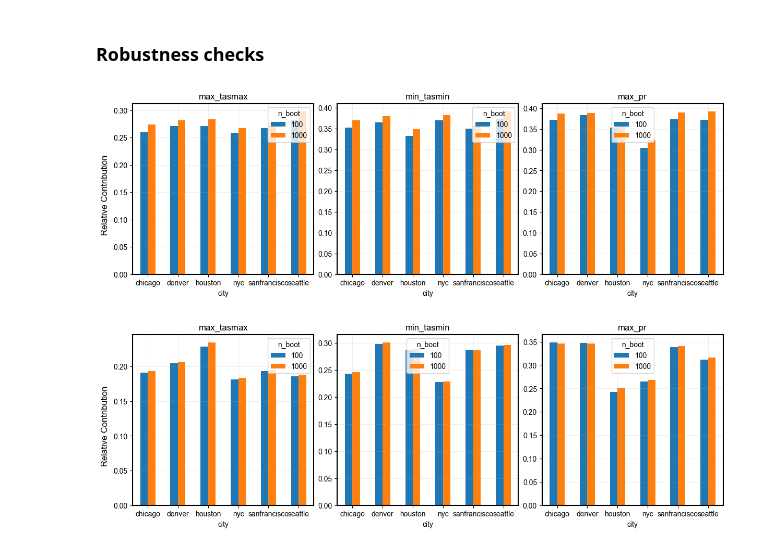
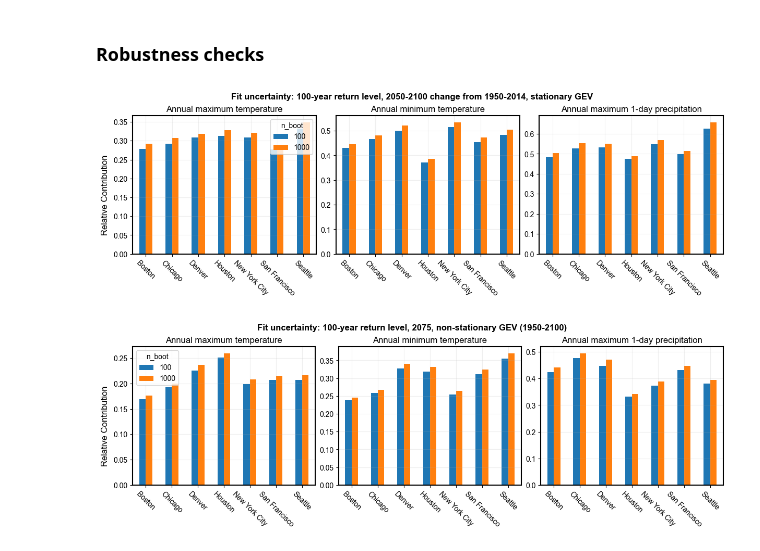
Before and after one commit to david0811/conus_comparison_lafferty-etal-2024, a Jupyter notebook: scripts/03d_sa_cities.ipynb, the cells around one changed output. Drawn from its saved outputs; the diff is of its cells as text; code cells hidden in the pictures.

```diff
--- a/scripts/03d_sa_cities.ipynb
+++ b/scripts/03d_sa_cities.ipynb
@@ -77,4 +64,0 @@ df = df[df['gcm'] != 'TaiESM1']
-# %%
-fig, ax = plt.subplots()
-opu.plot_total_uncertainty(df, metric_id, unit, ax)
-plt.show()
@@ -389,44 +153,53 @@ stationary = 'stat'
 fit_method = 'lmom'
 proj_slice = '2050-2100'
 hist_slice = '1950-2014'
+plot_col = '100yr_return_level_diff'
+
+cities = list(city_list.keys())
+cities.remove('nashville')
 
 df_check = pd.DataFrame()
 
-for city in city_list:
+for city in cities:
     for metric_id in gev_metric_ids[:3]:
         # Read all
         df_1000 = pd.read_csv(f"{project_data_path}/extreme_value/cities/original_grid/freq/{city}_{metric_id}_{hist_slice}_{proj_slice}_{fit_method}_{stationary}_nbootproj1000_nboothist{n_boot_hist}{sample_str}.csv")
-        uc_1000 = sacu.calculate_df_uc(df_1000, '100yr_return_level_proj').set_index('uncertainty_type')
+        uc_1000 = sacu.calculate_df_uc(df_1000, plot_col).set_index('uncertainty_type')
         df_100 = pd.read_csv(f"{project_data_path}/extreme_value/cities/original_grid/freq/{city}_{metric_id}_{hist_slice}_{proj_slice}_{fit_method}_{stationary}_nbootproj100_nboothist{n_boot_hist}{sample_str}.csv")
-        uc_100 = sacu.calculate_df_uc(df_100, '100yr_return_level_proj').set_index('uncertainty_type')
+        uc_100 = sacu.calculate_df_uc(df_100, plot_col).set_index('uncertainty_type')
 
         # Append
         df_tmp = pd.DataFrame(data={'city': [city, city],
                                     'metric_id': [metric_id, metric_id],
                                     'n_boot': [100, 1000],
-                                    'fit_uc_mean': [uc_100.loc['fit_uc']['mean']/uc_100.loc['uc_99w']['mean'],
-                                                    uc_1000.loc['fit_uc']['mean']/uc_1000.loc['uc_99w']['mean']],
-                                    'fit_uc_std': [uc_100.loc['fit_uc']['std']/uc_100.loc['uc_99w']['mean'],
-                                                   uc_1000.loc['fit_uc']['std']/uc_1000.loc['uc_99w']['mean']]},
+                                    'fit_uc_mean': [uc_100.loc['fit_uc']['mean']/uc_100.loc['uc_99w_main']['mean'],
+                                                    uc_1000.loc['fit_uc']['mean']/uc_1000.loc['uc_99w_main']['mean']],
+                                    'fit_uc_std': [uc_100.loc['fit_uc']['std']/uc_100.loc['uc_99w_main']['mean'],
+                                                   uc_1000.loc['fit_uc']['std']/uc_1000.loc['uc_99w_main']['mean']]},
                               index=[0,1])
         df_check = pd.concat([df_check, df_tmp], ignore_index=True)
 
 # Plot
 fig, axs = plt.subplots(1,3, figsize=(12,4), layout='constrained')
 
 for idx, metric_id in enumerate(gev_metric_ids[:3]):
     ax = axs[idx]
     dfp = df_check[df_check['metric_id'] == metric_id].pivot(index='city', columns='n_boot', values='fit_uc_mean')
     # yerr = df_check[df_check['metric_id'] == metric_id].pivot(index='city', columns='n_boot', values='fit_uc_std')
     dfp.plot(kind='bar', rot=0, capsize=3, ax=ax)
     ax.grid(alpha=0.2)
-    ax.set_title(metric_id)
+    ax.set_xticklabels([pu.city_names[city] for city in dfp.index], rotation=-45)
+    ax.set_xlabel('')
+    ax.set_title(pu.title_labels[metric_id])
+    if idx != 0:
+        ax.get_legend().remove()
 
+fig.suptitle('Fit uncertainty: 100-year return level, 2050-2100 change from 1950-2014, stationary GEV', fontweight='bold')
 fig.supylabel('Relative Contribution')
 
-plt.show()
+plt.savefig('../figs/si/city_nboot_check_stat_change.pdf', bbox_inches='tight')
 # %% [output]
-[figure, old version]
+[figure, new version]
 # %%
 # Non-stationary check
 n_boot = 1
@@ -434,25 +207,29 @@ sample_str = "_samples"
 stationary = 'nonstat'
 fit_method = 'mle'
 proj_slice = '1950-2100'
+plot_col = '100yr_return_level_2075'
 
 df_check = pd.DataFrame()
 
-for city in city_list:
+cities = list(city_list.keys())
+cities.remove('nashville')
+
+for city in cities:
     for metric_id in gev_metric_ids[:3]:
         # Read all
-        df_1000 = pd.read_csv(f"{project_data_path}/extreme_value/cities/original_grid/freq/{city}_{metric_id}_{proj_slice}_{fit_method}_{stationary}_nboot500{sample_str}.csv")
-        uc_1000 = sacu.calculate_df_uc(df_1000, '100yr_return_level_2075').set_index('uncertainty_type')
-        df_100 = pd.read_csv(f"{project_data_path}/extreme_value/cities/original_grid/freq/{city}_{metric_id}_{proj_slice}_{fit_method}_{stationary}_nboot250{sample_str}.csv")
-        uc_100 = sacu.calculate_df_uc(df_100, '100yr_return_level_2075').set_index('uncertainty_type')
+        df_1000 = pd.read_csv(f"{project_data_path}/extreme_value/cities/original_grid/freq/{city}_{metric_id}_{proj_slice}_{fit_method}_{stationary}_nboot1000{sample_str}.csv")
+        uc_1000 = sacu.calculate_df_uc(df_1000, plot_col).set_index('uncertainty_type')
+        df_100 = pd.read_csv(f"{project_data_path}/extreme_value/cities/original_grid/freq/{city}_{metric_id}_{proj_slice}_{fit_method}_{stationary}_nboot100{sample_str}.csv")
+        uc_100 = sacu.calculate_df_uc(df_100, plot_col).set_index('uncertainty_type')
 
         # Append
         df_tmp = pd.DataFrame(data={'city': [city, city],
                                     'metric_id': [metric_id, metric_id],
                                     'n_boot': [100, 1000],
-                                    'fit_uc_mean': [uc_100.loc['fit_uc']['mean']/uc_100.loc['uc_99w']['mean'],
-                                                    uc_1000.loc['fit_uc']['mean']/uc_1000.loc['uc_99w']['mean']],
-                                    'fit_uc_std': [uc_100.loc['fit_uc']['std']/uc_100.loc['uc_99w']['mean'],
-                                                   uc_1000.loc['fit_uc']['std']/uc_1000.loc['uc_99w']['mean']]},
+                                    'fit_uc_mean': [uc_100.loc['fit_uc']['mean']/uc_100.loc['uc_99w_main']['mean'],
+                                                    uc_1000.loc['fit_uc']['mean']/uc_1000.loc['uc_99w_main']['mean']],
+                                    'fit_uc_std': [uc_100.loc['fit_uc']['std']/uc_100.loc['uc_99w_main']['mean'],
+                                                   uc_1000.loc['fit_uc']['std']/uc_1000.loc['uc_99w_main']['mean']]},
                               index=[0,1])
         df_check = pd.concat([df_check, df_tmp], ignore_index=True)
 
@@ -465,10 +242,15 @@ for idx, metric_id in enumerate(gev_metric_ids[:3]):
     # yerr = df_check[df_check['metric_id'] == metric_id].pivot(index='city', columns='n_boot', values='fit_uc_std')
     dfp.plot(kind='bar', rot=0, capsize=3, ax=ax)
     ax.grid(alpha=0.2)
-    ax.set_title(metric_id)
+    ax.set_xticklabels([pu.city_names[city] for city in dfp.index], rotation=-45)
+    ax.set_xlabel('')
+    ax.set_title(pu.title_labels[metric_id])
+    if idx != 0:
+        ax.get_legend().remove()
 
+fig.suptitle('Fit uncertainty: 100-year return level, 2075, non-stationary GEV (1950-2100)', fontweight='bold')
 fig.supylabel('Relative Contribution')
 
-plt.show()
+plt.savefig('../figs/si/city_nboot_check_nonstat_abs.pdf', bbox_inches='tight')
 # %% [output]
-[figure, old version]
+[figure, new version]
```
Also changed, not shown: parts of 43 cells of this notebook, 12 other files.
